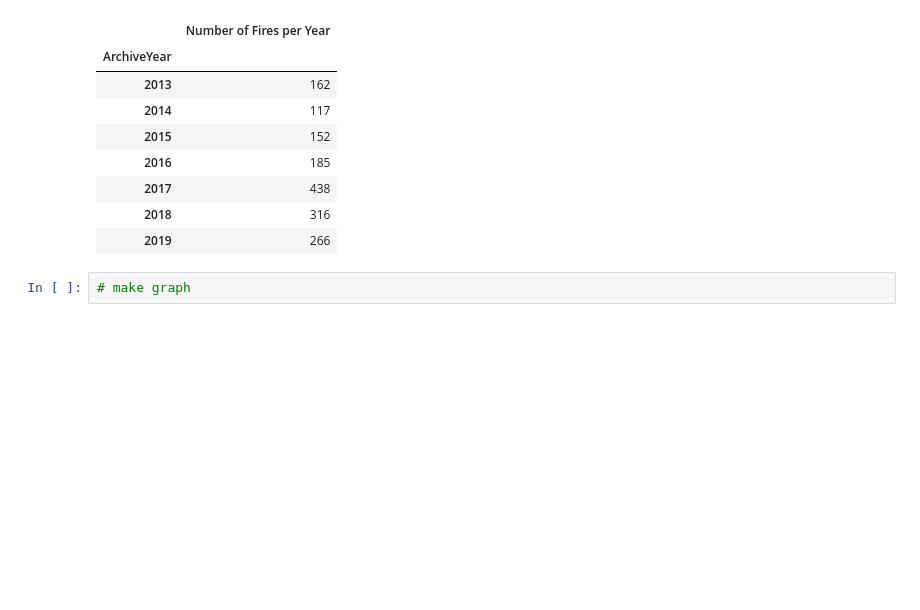
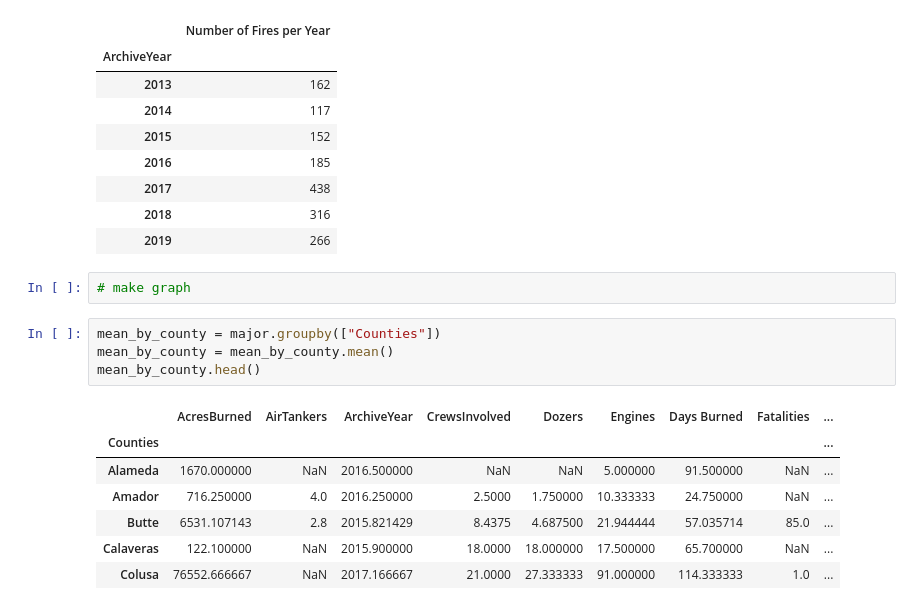
Before and after one commit to jump8621/data-project-I, a Jupyter notebook: alessandro_pyre.ipynb, the cells around one changed output. Cells and saved outputs as stored; diff of their text form; blank space fills up the shorter version.

```diff
--- a/alessandro_pyre.ipynb
+++ b/alessandro_pyre.ipynb
@@ -161,3 +147,15 @@ sample
 | 2019 | 266 |
 # %%
 # make graph
+# %%
+mean_by_county = major.groupby(["Counties"])
+mean_by_county = mean_by_county.mean()
+mean_by_county.head()
+# %% [output]
+|  | AcresBurned | AirTankers | ArchiveYear | CrewsInvolved | Dozers | Engines | Days Burned | Fatalities | ... |
+| Counties |  |  |  |  |  |  |  |  | ... |
+| Alameda | 1670.000000 | NaN | 2016.500000 | NaN | NaN | 5.000000 | 91.500000 | NaN | ... |
+| Amador | 716.250000 | 4.0 | 2016.250000 | 2.5000 | 1.750000 | 10.333333 | 24.750000 | NaN | ... |
+| Butte | 6531.107143 | 2.8 | 2015.821429 | 8.4375 | 4.687500 | 21.944444 | 57.035714 | 85.0 | ... |
+| Calaveras | 122.100000 | NaN | 2015.900000 | 18.0000 | 18.000000 | 17.500000 | 65.700000 | NaN | ... |
+| Colusa | 76552.666667 | NaN | 2017.166667 | 21.0000 | 27.333333 | 91.000000 | 114.333333 | 1.0 | ... |
```
Also changed, not shown: parts of 10 cells of this notebook.
